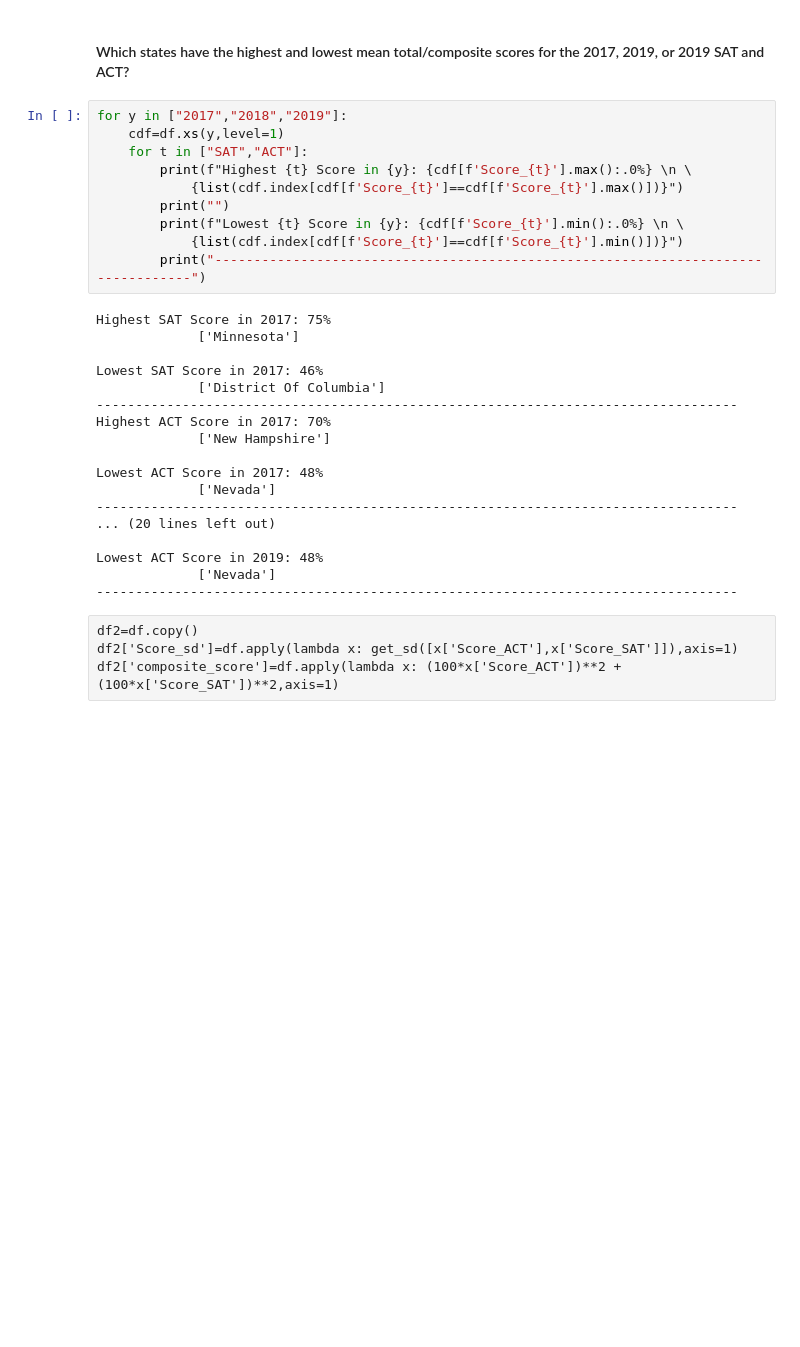
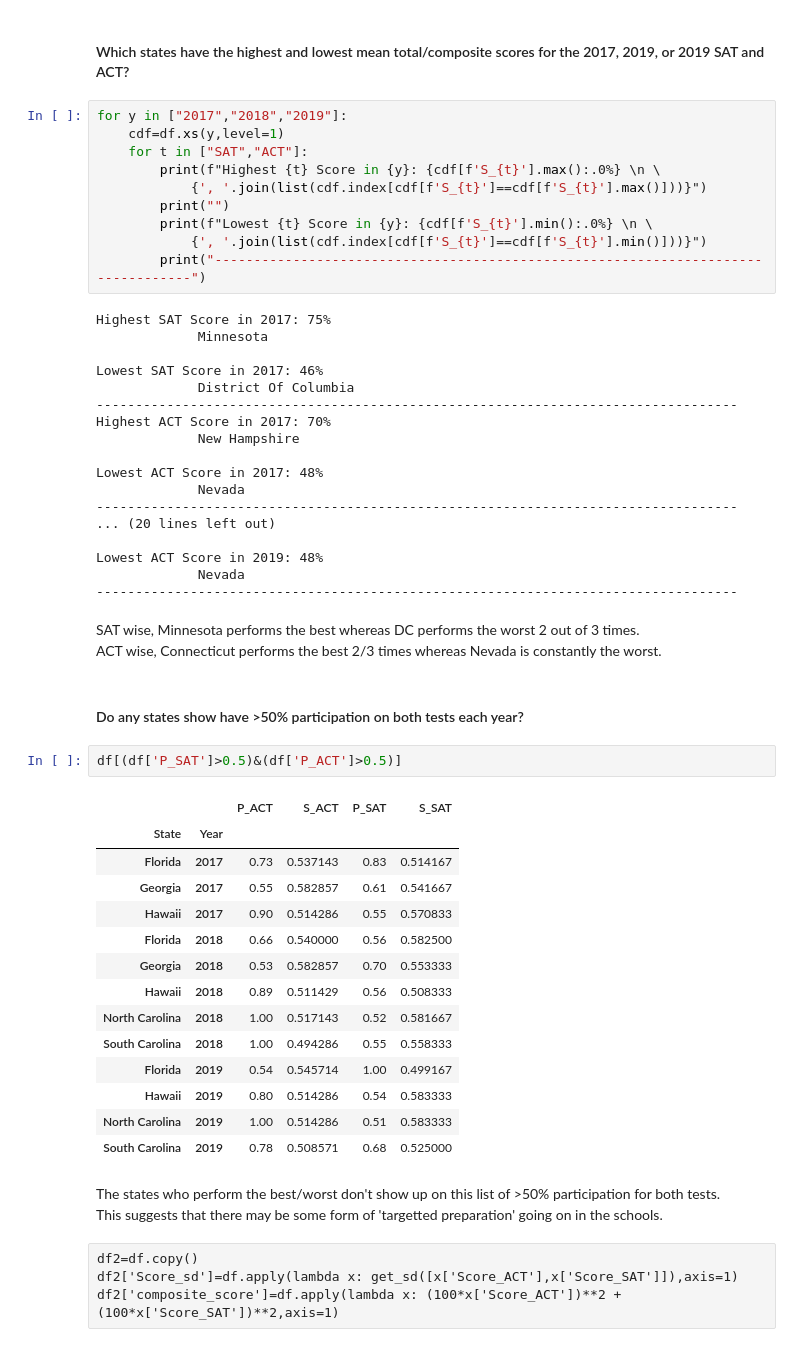
Before and after one commit to garyfoohw/GA_DSIF_project_1, a Jupyter notebook: code/starter-code.ipynb, the cells around one changed output. Saved outputs shown, nothing was run; the diff lists cells and outputs as text; blank space fills up the shorter version.

```diff
--- a/code/starter-code.ipynb
+++ b/code/starter-code.ipynb
@@ -444,30 +469,56 @@ Lowest ACT participation in 2019: 6%
 for y in ["2017","2018","2019"]:
     cdf=df.xs(y,level=1)
     for t in ["SAT","ACT"]:
-        print(f"Highest {t} Score in {y}: {cdf[f'Score_{t}'].max():.0%} \n \
-            {list(cdf.index[cdf[f'Score_{t}']==cdf[f'Score_{t}'].max()])}")
+        print(f"Highest {t} Score in {y}: {cdf[f'S_{t}'].max():.0%} \n \
+            {', '.join(list(cdf.index[cdf[f'S_{t}']==cdf[f'S_{t}'].max()]))}")
         print("")
-        print(f"Lowest {t} Score in {y}: {cdf[f'Score_{t}'].min():.0%} \n \
-            {list(cdf.index[cdf[f'Score_{t}']==cdf[f'Score_{t}'].min()])}")
+        print(f"Lowest {t} Score in {y}: {cdf[f'S_{t}'].min():.0%} \n \
+            {', '.join(list(cdf.index[cdf[f'S_{t}']==cdf[f'S_{t}'].min()]))}")
         print("----------------------------------------------------------------------------------")
 # %% [output]
 Highest SAT Score in 2017: 75%
-             ['Minnesota']
+             Minnesota
 
 Lowest SAT Score in 2017: 46%
-             ['District Of Columbia']
+             District Of Columbia
 ----------------------------------------------------------------------------------
 Highest ACT Score in 2017: 70%
-             ['New Hampshire']
+             New Hampshire
 
 Lowest ACT Score in 2017: 48%
-             ['Nevada']
+             Nevada
 ----------------------------------------------------------------------------------
 ... (20 lines left out)
 
 Lowest ACT Score in 2019: 48%
-             ['Nevada']
+             Nevada
 ----------------------------------------------------------------------------------
+# %% [markdown]
+SAT wise, Minnesota performs the best whereas DC performs the worst 2 out of 3 times.<br>
+ACT wise, Connecticut performs the best 2/3 times whereas Nevada is constantly the worst.
+# %% [markdown]
+#### Do any states show have >50% participation on both tests each year?
+# %%
+df[(df['P_SAT']>0.5)&(df['P_ACT']>0.5)]
+# %% [output]
+|  |  | P_ACT | S_ACT | P_SAT | S_SAT |
+| State | Year |  |  |  |  |
+| Florida | 2017 | 0.73 | 0.537143 | 0.83 | 0.514167 |
+| Georgia | 2017 | 0.55 | 0.582857 | 0.61 | 0.541667 |
+| Hawaii | 2017 | 0.90 | 0.514286 | 0.55 | 0.570833 |
+| Florida | 2018 | 0.66 | 0.540000 | 0.56 | 0.582500 |
+| Georgia | 2018 | 0.53 | 0.582857 | 0.70 | 0.553333 |
+| Hawaii | 2018 | 0.89 | 0.511429 | 0.56 | 0.508333 |
+| North Carolina | 2018 | 1.00 | 0.517143 | 0.52 | 0.581667 |
+| South Carolina | 2018 | 1.00 | 0.494286 | 0.55 | 0.558333 |
+| Florida | 2019 | 0.54 | 0.545714 | 1.00 | 0.499167 |
+| Hawaii | 2019 | 0.80 | 0.514286 | 0.54 | 0.583333 |
+| North Carolina | 2019 | 1.00 | 0.514286 | 0.51 | 0.583333 |
+| South Carolina | 2019 | 0.78 | 0.508571 | 0.68 | 0.525000 |
+# %% [markdown]
+The states who perform the best/worst don't show up on this list of >50% participation for both tests.
+<br>
+This suggests that there may be some form of 'targetted preparation' going on in the schools.
 # %% [raw]
 df2=df.copy()
 df2['Score_sd']=df.apply(lambda x: get_sd([x['Score_ACT'],x['Score_SAT']]),axis=1)
```
Also changed, not shown: parts of 33 cells of this notebook.
